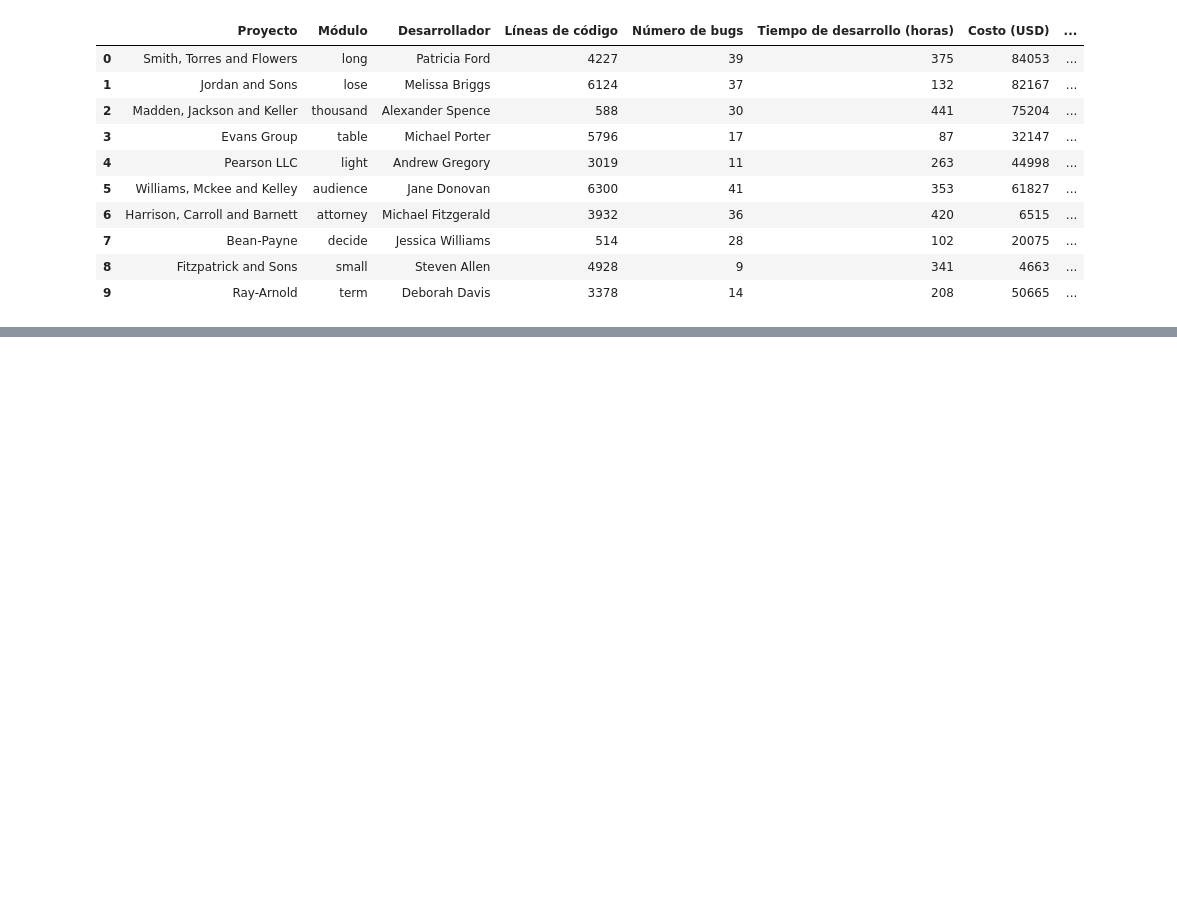
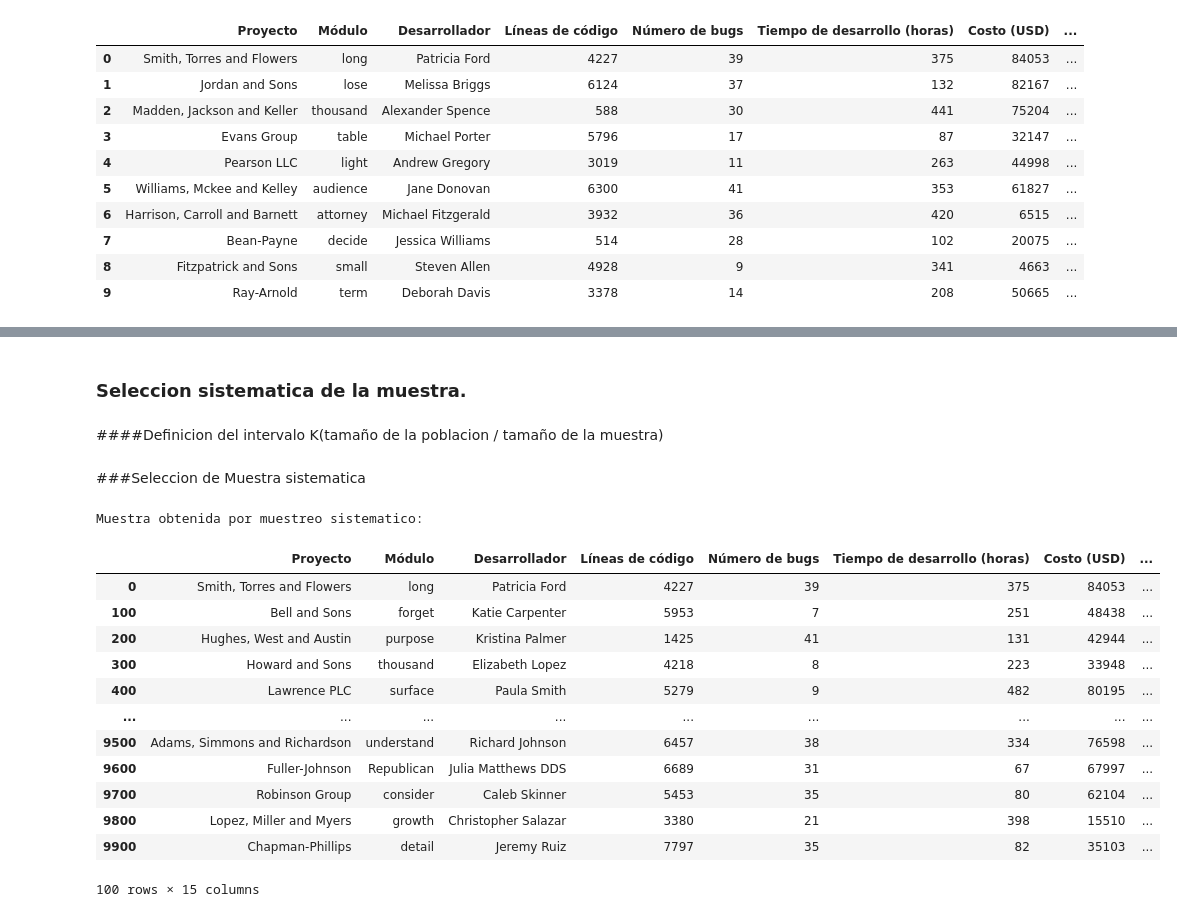
Before and after one commit to 1103050311/utt-luis-ramirez-probabilidad-y-estadistica-2-a-student-diary-first-week-Template-Student-Diary, a Jupyter notebook: APUNTES_PROBABILIDAD_Y_ESTADISTICA.ipynb, the cells around one changed output, grey strips where cells are left out. Saved outputs shown, nothing was run; the diff lists cells and outputs as text; code cells hidden in the pictures; blank space fills up the shorter version.

```diff
--- a/APUNTES_PROBABILIDAD_Y_ESTADISTICA.ipynb
+++ b/APUNTES_PROBABILIDAD_Y_ESTADISTICA.ipynb
@@ -158,0 +173,29 @@ SyntaxError: Missing parentheses in call to 'print'. Did you mean print(...)? (<
+# %% [markdown]
+### Seleccion sistematica de la  muestra.
+# %% [markdown]
+####Definicion del intervalo K(tamaño de la poblacion / tamaño de la muestra)
+# %%
+sample_size = 100
+interval_k = population_size//sample_size
+# %% [markdown]
+###Seleccion de Muestra sistematica
+# %%
+systematic_sample = data.iloc[::interval_k]
+# %%
+print ("Muestra obtenida por muestreo sistematico:")
+display(systematic_sample)
+# %% [output]
+Muestra obtenida por muestreo sistematico:
+|  | Proyecto | Módulo | Desarrollador | Líneas de código | Número de bugs | Tiempo de desarrollo (horas) | Costo (USD) | ... |
+| 0 | Smith, Torres and Flowers | long | Patricia Ford | 4227 | 39 | 375 | 84053 | ... |
+| 100 | Bell and Sons | forget | Katie Carpenter | 5953 | 7 | 251 | 48438 | ... |
+| 200 | Hughes, West and Austin | purpose | Kristina Palmer | 1425 | 41 | 131 | 42944 | ... |
+| 300 | Howard and Sons | thousand | Elizabeth Lopez | 4218 | 8 | 223 | 33948 | ... |
+| 400 | Lawrence PLC | surface | Paula Smith | 5279 | 9 | 482 | 80195 | ... |
+| ... | ... | ... | ... | ... | ... | ... | ... | ... |
+| 9500 | Adams, Simmons and Richardson | understand | Richard Johnson | 6457 | 38 | 334 | 76598 | ... |
+| 9600 | Fuller-Johnson | Republican | Julia Matthews DDS | 6689 | 31 | 67 | 67997 | ... |
+| 9700 | Robinson Group | consider | Caleb Skinner | 5453 | 35 | 80 | 62104 | ... |
+| 9800 | Lopez, Miller and Myers | growth | Christopher Salazar | 3380 | 21 | 398 | 15510 | ... |
+| 9900 | Chapman-Phillips | detail | Jeremy Ruiz | 7797 | 35 | 82 | 35103 | ... |
+100 rows × 15 columns
```
Also changed, not shown: parts of 9 cells of this notebook.
